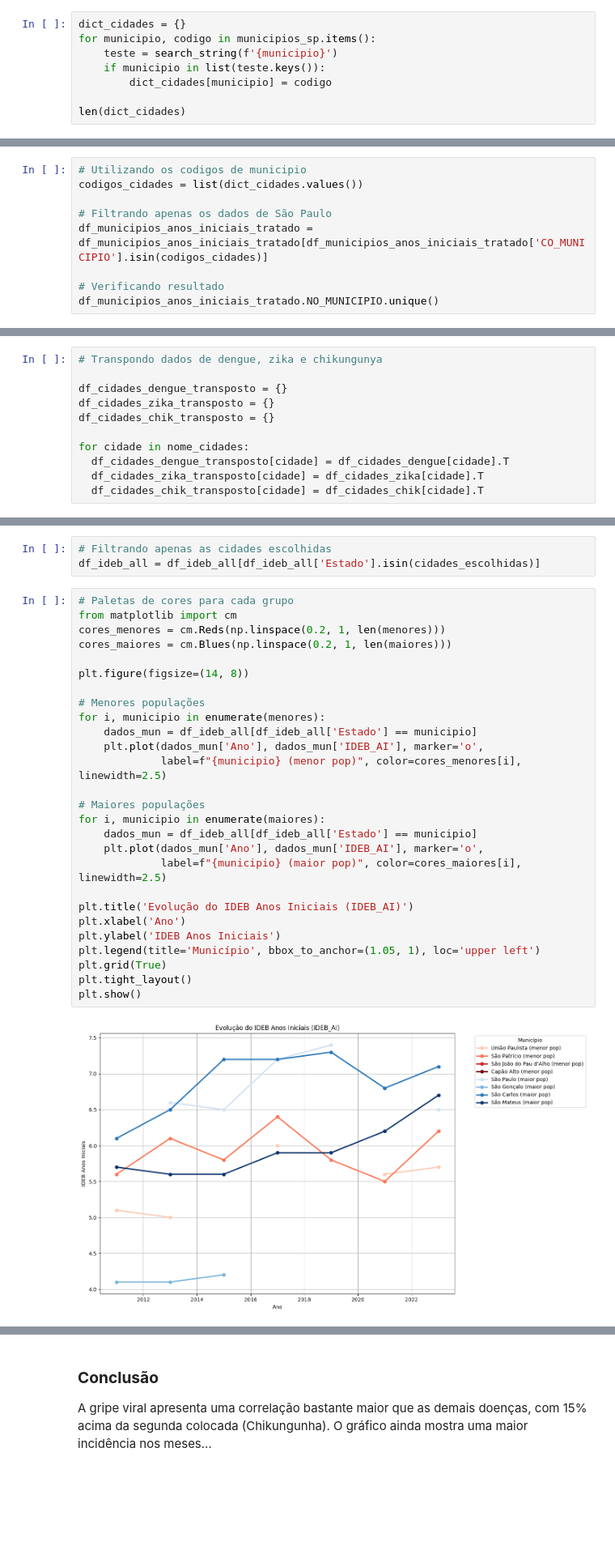
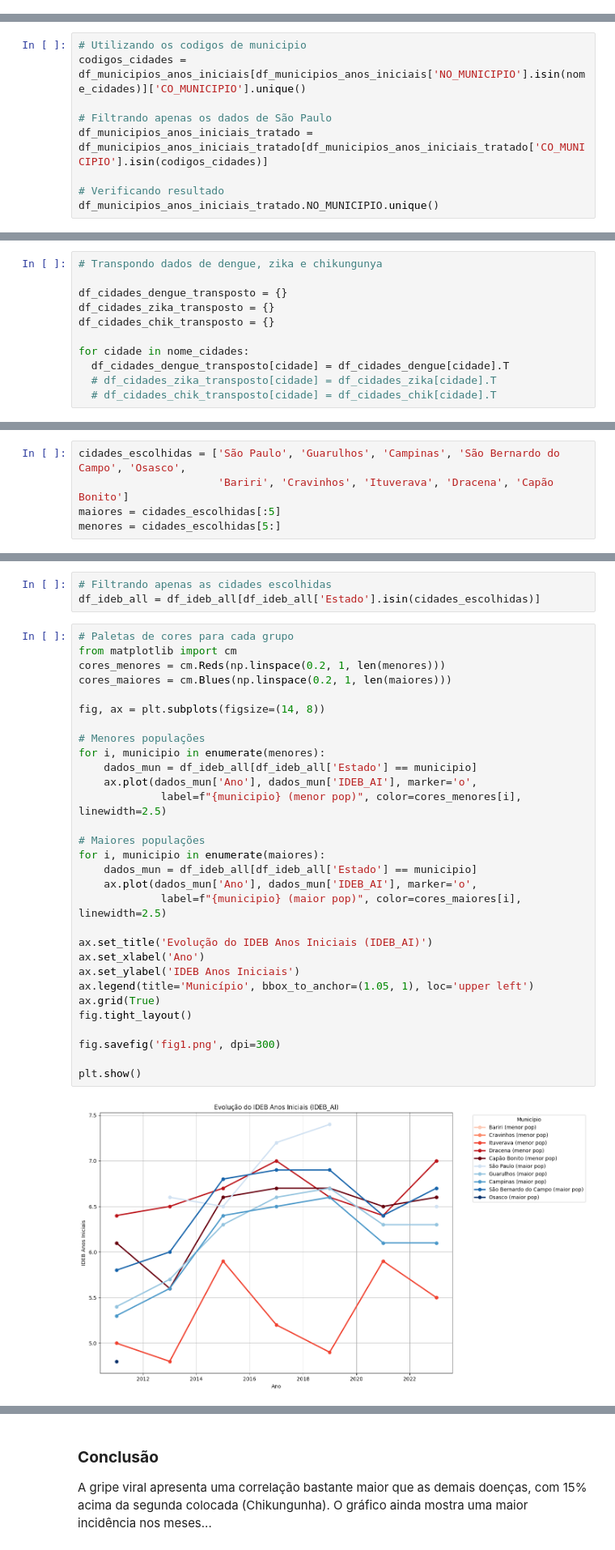
Before and after one commit to cesarfkb/trabalho-CD-semestral, a Jupyter notebook: Projeto_S1_CD.ipynb, the cells around one changed output, grey strips where cells are left out. Shown at 81% size. Cells and saved outputs as stored; diff of their text form; blank space fills up the shorter version.

```diff
--- a/Projeto_S1_CD.ipynb
+++ b/Projeto_S1_CD.ipynb
@@ -157,8 +159,0 @@ nome_cidades = list(municipios_sp.keys())
-# %%
-dict_cidades = {}
-for municipio, codigo in municipios_sp.items():
-    teste = search_string(f'{municipio}')
-    if municipio in list(teste.keys()):
-        dict_cidades[municipio] = codigo
-
-len(dict_cidades)
@@ -315,7 +275,7 @@ memory usage: 4.1+ MB
 ## Alterando os dados para apenas São Paulo, nos municípios que estão nos dados do PySUS
 # %%
 # Utilizando os codigos de municipio
-codigos_cidades = list(dict_cidades.values())
+codigos_cidades = df_municipios_anos_iniciais[df_municipios_anos_iniciais['NO_MUNICIPIO'].isin(nome_cidades)]['CO_MUNICIPIO'].unique()
 
 # Filtrando apenas os dados de São Paulo
 df_municipios_anos_iniciais_tratado = df_municipios_anos_iniciais_tratado[df_municipios_anos_iniciais_tratado['CO_MUNICIPIO'].isin(codigos_cidades)]
@@ -370,8 +337,8 @@ df_cidades_chik_transposto = {}
 
 for cidade in nome_cidades:
   df_cidades_dengue_transposto[cidade] = df_cidades_dengue[cidade].T
-  df_cidades_zika_transposto[cidade] = df_cidades_zika[cidade].T
-  df_cidades_chik_transposto[cidade] = df_cidades_chik[cidade].T
+  # df_cidades_zika_transposto[cidade] = df_cidades_zika[cidade].T
+  # df_cidades_chik_transposto[cidade] = df_cidades_chik[cidade].T
 # %%
 df_alerta_sit_tratado = df_alerta_sit[df_alerta_sit["Unidade da Federação"] == "São Paulo"]
 df_alerta_sit_tratado
@@ -719,3 +683,8 @@ menores = cidades_escolhidas[4:]
+# %%
+cidades_escolhidas = ['São Paulo', 'Guarulhos', 'Campinas', 'São Bernardo do Campo', 'Osasco',
+                      'Bariri', 'Cravinhos', 'Ituverava', 'Dracena', 'Capão Bonito']
+maiores = cidades_escolhidas[:5]
+menores = cidades_escolhidas[5:]
 # %%
 # Unificando os dataframes pelo nome da cidade e ano para todos os anos disponíveis (2011-2023)
 df_ai = df_escolaridade_ai_long.rename(columns={'IDEB': 'IDEB_AI'})
@@ -770,30 +739,33 @@ df_ideb_all = df_ideb_all[df_ideb_all['Estado'].isin(cidades_escolhidas)]
 # %%
 # Paletas de cores para cada grupo
 from matplotlib import cm
 cores_menores = cm.Reds(np.linspace(0.2, 1, len(menores)))
 cores_maiores = cm.Blues(np.linspace(0.2, 1, len(maiores)))
 
-plt.figure(figsize=(14, 8))
+fig, ax = plt.subplots(figsize=(14, 8))
 
 # Menores populações
 for i, municipio in enumerate(menores):
     dados_mun = df_ideb_all[df_ideb_all['Estado'] == municipio]
-    plt.plot(dados_mun['Ano'], dados_mun['IDEB_AI'], marker='o',
+    ax.plot(dados_mun['Ano'], dados_mun['IDEB_AI'], marker='o',
              label=f"{municipio} (menor pop)", color=cores_menores[i], linewidth=2.5)
 
 # Maiores populações
 for i, municipio in enumerate(maiores):
     dados_mun = df_ideb_all[df_ideb_all['Estado'] == municipio]
-    plt.plot(dados_mun['Ano'], dados_mun['IDEB_AI'], marker='o',
+    ax.plot(dados_mun['Ano'], dados_mun['IDEB_AI'], marker='o',
              label=f"{municipio} (maior pop)", color=cores_maiores[i], linewidth=2.5)
 
-plt.title('Evolução do IDEB Anos Iniciais (IDEB_AI)')
-plt.xlabel('Ano')
-plt.ylabel('IDEB Anos Iniciais')
-plt.legend(title='Município', bbox_to_anchor=(1.05, 1), loc='upper left')
-plt.grid(True)
-plt.tight_layout()
+ax.set_title('Evolução do IDEB Anos Iniciais (IDEB_AI)')
+ax.set_xlabel('Ano')
+ax.set_ylabel('IDEB Anos Iniciais')
+ax.legend(title='Município', bbox_to_anchor=(1.05, 1), loc='upper left')
+ax.grid(True)
+fig.tight_layout()
+
+fig.savefig('fig1.png', dpi=300)
+
 plt.show()
 # %% [output]
-[figure, old version]
+[figure, new version]
 # %%
```
Also changed, not shown: parts of 32 cells of this notebook.
